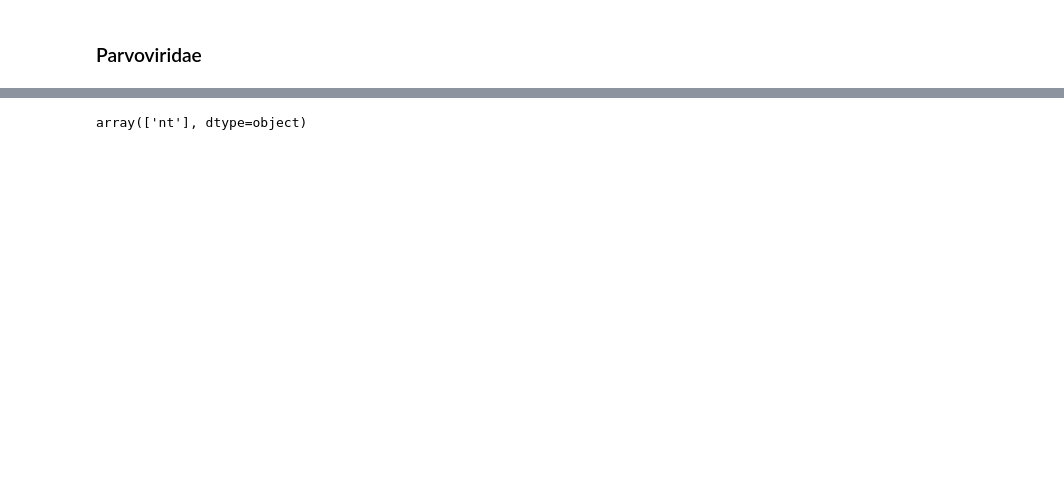
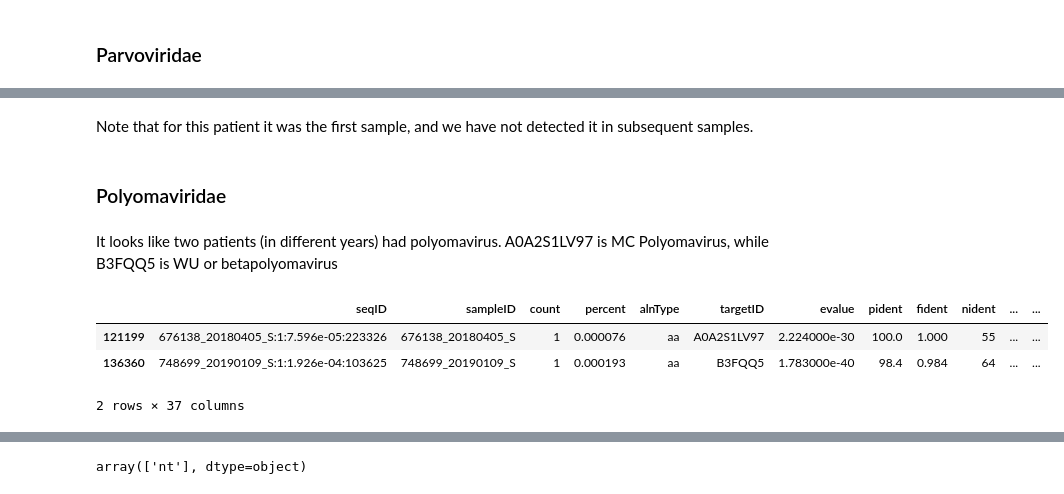
Before and after one commit to linsalrob/CF_2024, a Jupyter notebook: hecatomb/Viral Analysis.ipynb, the cells around one changed output, grey strips where cells are left out. Saved outputs shown, nothing was run; the diff lists cells and outputs as text; code cells hidden in the pictures; blank space fills up the shorter version.

```diff
--- a/hecatomb/Viral Analysis.ipynb
+++ b/hecatomb/Viral Analysis.ipynb
@@ -314,0 +315,13 @@ array(['1565754', '1316979'], dtype=object)
+# %% [markdown]
+Note that for this patient it was the first sample, and we have not detected it in subsequent samples.
+# %% [markdown]
+### Polyomaviridae
+# %% [markdown]
+It looks like two patients (in different years) had polyomavirus. A0A2S1LV97 is MC Polyomavirus, while B3FQQ5 is WU or betapolyomavirus
+# %%
+virusesFiltHost[virusesFiltHost.family == 'Polyomaviridae']
+# %% [output]
+|  | seqID | sampleID | count | percent | alnType | targetID | evalue | pident | fident | nident | ... | ... |
+| 121199 | 676138_20180405_S:1:7.596e-05:223326 | 676138_20180405_S | 1 | 0.000076 | aa | A0A2S1LV97 | 2.224000e-30 | 100.0 | 1.000 | 55 | ... | ... |
+| 136360 | 748699_20190109_S:1:1.926e-04:103625 | 748699_20190109_S | 1 | 0.000193 | aa | B3FQQ5 | 1.783000e-40 | 98.4 | 0.984 | 64 | ... | ... |
+2 rows × 37 columns
```
Also changed, not shown: parts of 50 cells of this notebook, 1 other file.
